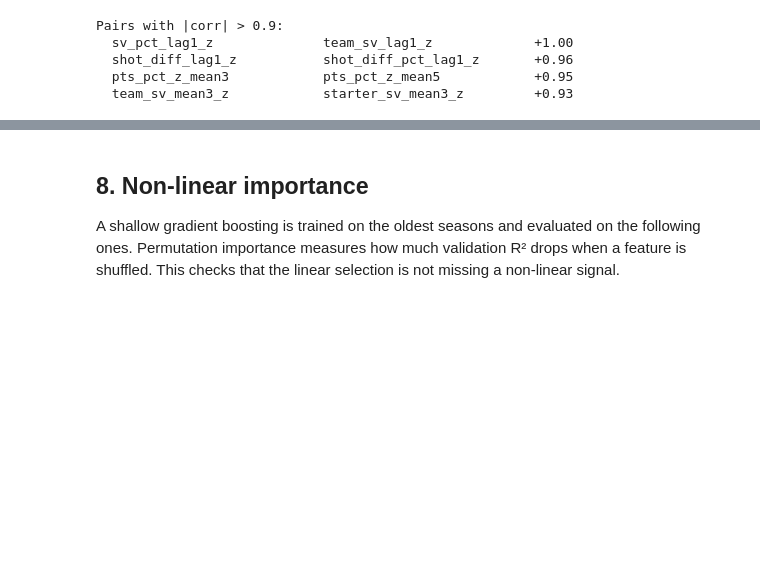
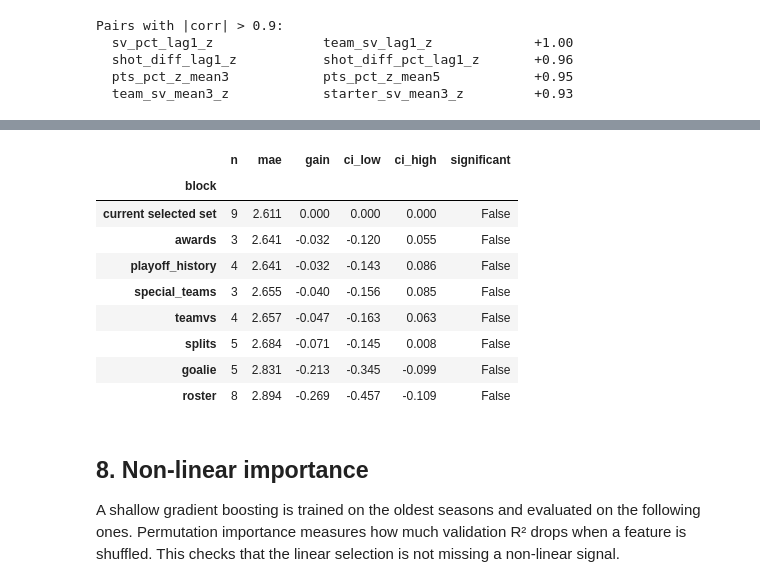
Before and after one commit to Nathan-Pinheiro/AC_hockey_predictions, a Jupyter notebook: ranking/ranking_feature_analysis.ipynb, the cells around one changed output, grey strips where cells are left out. Cells and saved outputs as stored; diff of their text form; code cells hidden in the pictures; blank space fills up the shorter version.

```diff
--- a/ranking/ranking_feature_analysis.ipynb
+++ b/ranking/ranking_feature_analysis.ipynb
@@ -462,3 +550,31 @@ display(incremental.round(3).set_index("block"))
+# %%
+current_groups = ["prev_points", "shots_luck", "experience"]
+current_features = ru.flatten(ALL_GROUPS, current_groups)
+current_summary, current_ranked = evaluate(current_features, SELECTION_YEARS)
+
+rows = [{"block": "current selected set", "n": len(current_features),
+         "mae": current_summary["mae"], "gain": 0.0, "ci_low": 0.0, "ci_high": 0.0}]
+for name, cols in EXT_GROUPS.items():
+    if name in current_groups:
+        continue
+    s, _ = evaluate(current_features + cols, SELECTION_YEARS)
+    gain, lo, hi = gain_vs_base(current_features + cols, current_ranked, SELECTION_YEARS)
+    rows.append({"block": name, "n": len(cols), "mae": s["mae"],
+                 "gain": gain, "ci_low": lo, "ci_high": hi})
+on_top = pd.DataFrame(rows).sort_values("mae")
+on_top["significant"] = on_top["ci_low"] > 0
+display(on_top.round(3).set_index("block"))
+# %% [output]
+|  | n | mae | gain | ci_low | ci_high | significant |
+| block |  |  |  |  |  |  |
+| current selected set | 9 | 2.611 | 0.000 | 0.000 | 0.000 | False |
+| awards | 3 | 2.641 | -0.032 | -0.120 | 0.055 | False |
+| playoff_history | 4 | 2.641 | -0.032 | -0.143 | 0.086 | False |
+| special_teams | 3 | 2.655 | -0.040 | -0.156 | 0.085 | False |
+| teamvs | 4 | 2.657 | -0.047 | -0.163 | 0.063 | False |
+| splits | 5 | 2.684 | -0.071 | -0.145 | 0.008 | False |
+| goalie | 5 | 2.831 | -0.213 | -0.345 | -0.099 | False |
+| roster | 8 | 2.894 | -0.269 | -0.457 | -0.109 | False |
 # %% [markdown]
 ## 8. Non-linear importance
 
```
Also changed, not shown: parts of 16 cells of this notebook, 9 other files.
